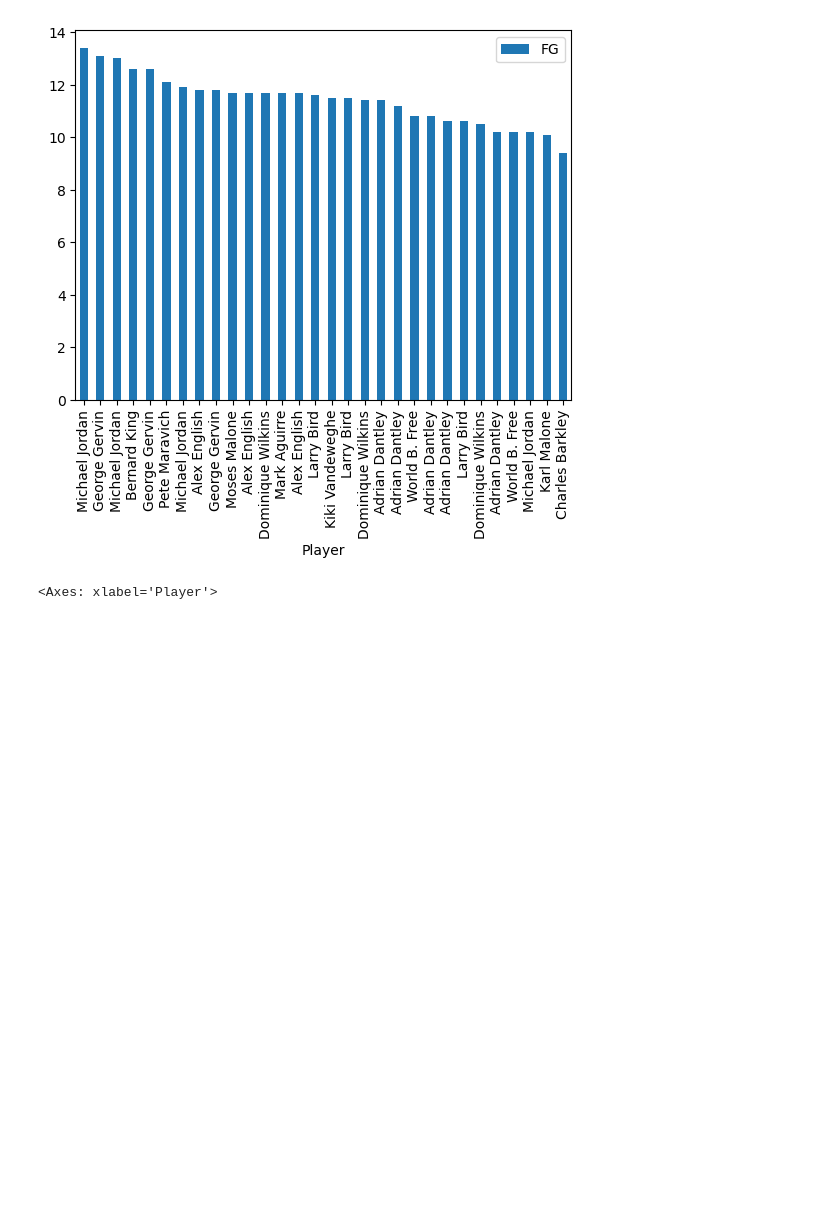
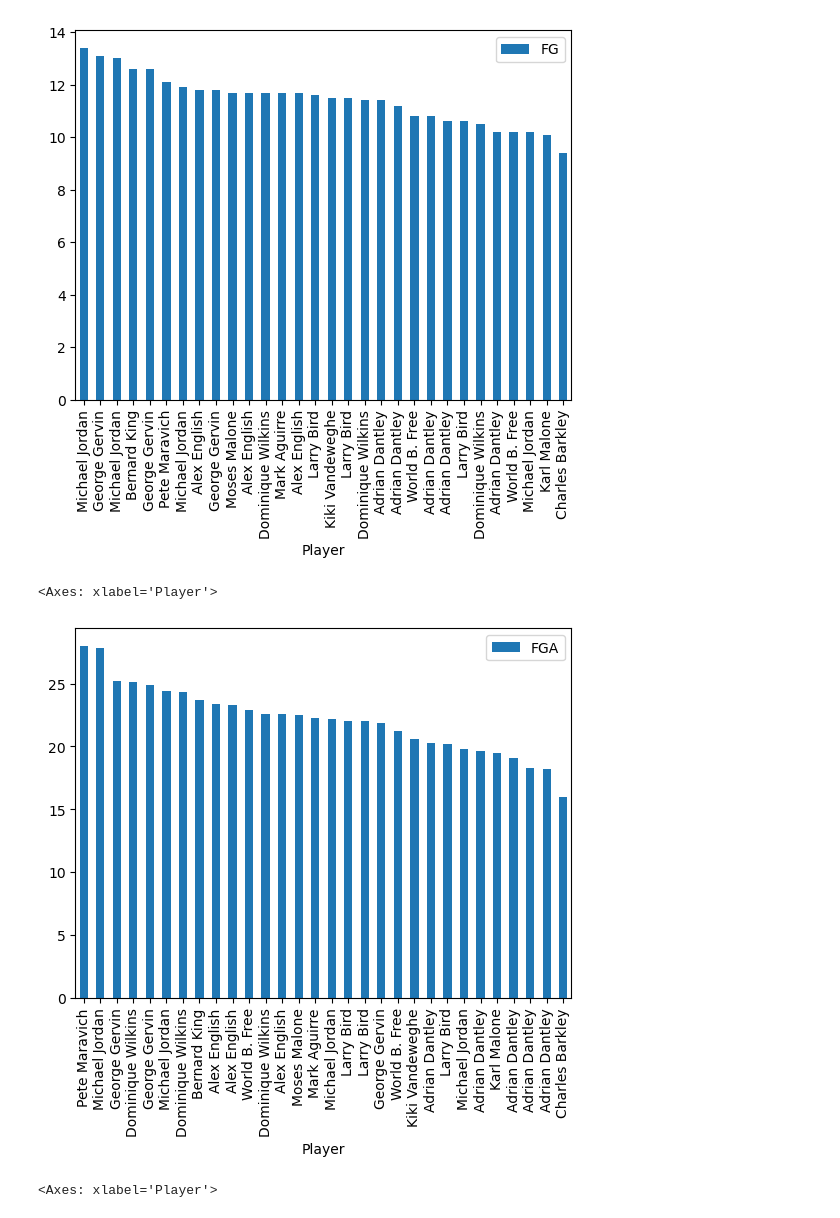
Before and after one commit to ruwzeta/NBA-Analytics, a Jupyter notebook: notebooks/ExploDataAnalysis.ipynb, the cells around one changed output. Saved outputs shown, nothing was run; the diff lists cells and outputs as text; code cells hidden in the pictures; blank space fills up the shorter version.

```diff
--- a/notebooks/ExploDataAnalysis.ipynb
+++ b/notebooks/ExploDataAnalysis.ipynb
@@ -264,6 +247,12 @@ highest_scoring_fg.plot.bar("Player", "FG")
 # %% [output]
 <Axes: xlabel='Player'>
 [figure]
+# %%
+highest_scoring_fga = highest_scoring.sort_values('FGA',ascending=False)
+highest_scoring_fga.plot.bar("Player", "FGA")
+# %% [output]
+<Axes: xlabel='Player'>
+[figure, added]
 # %%
 highest_scoring_ftperce = highest_scoring.sort_values('FT%',ascending=False)
 highest_scoring_ftperce.plot.bar("Player", "FT%")
```
Also changed, not shown: parts of 3 cells of this notebook.
